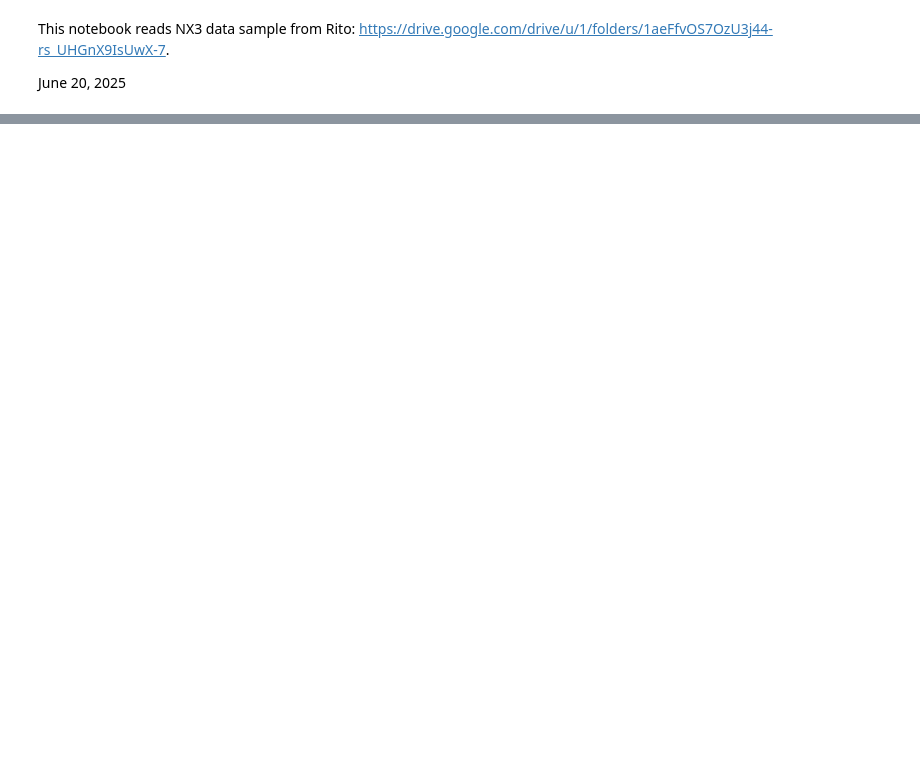
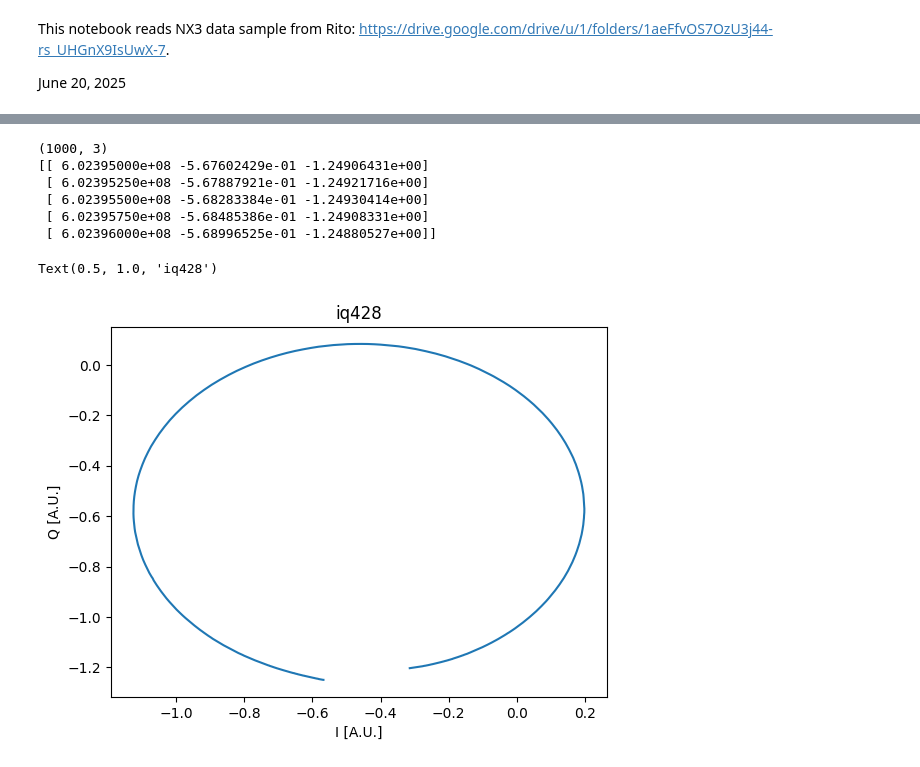
Before and after one commit to FaroutYLq/axioph, a Jupyter notebook: QUALIPHIDE/waveform_reader/read_nx3.ipynb, the cells around one changed output, grey strips where cells are left out. Saved outputs shown, nothing was run; the diff lists cells and outputs as text; code cells hidden in the pictures; blank space fills up the shorter version.

```diff
--- a/QUALIPHIDE/waveform_reader/read_nx3.ipynb
+++ b/QUALIPHIDE/waveform_reader/read_nx3.ipynb
@@ -75,0 +119,22 @@ plt.legend()
+# %%
+# Read the file as a numpy array
+txt_data = np.loadtxt('iq428.txt')
+
+# Now data is a 2D numpy array: rows = lines, columns = values per line
+print(txt_data.shape)  # (number_of_rows, 3)
+print(txt_data[:5])    # Print first 5 rows
+# %% [output]
+(1000, 3)
+[[ 6.02395000e+08 -5.67602429e-01 -1.24906431e+00]
+ [ 6.02395250e+08 -5.67887921e-01 -1.24921716e+00]
+ [ 6.02395500e+08 -5.68283384e-01 -1.24930414e+00]
+ [ 6.02395750e+08 -5.68485386e-01 -1.24908331e+00]
+ [ 6.02396000e+08 -5.68996525e-01 -1.24880527e+00]]
+# %%
+plt.plot(txt_data[:,1], txt_data[:,2])
+plt.xlabel("I [A.U.]")
+plt.ylabel("Q [A.U.]")
+plt.title("iq428")
+# %% [output]
+Text(0.5, 1.0, 'iq428')
+[figure, added]
```
Also changed, not shown: parts of 11 cells of this notebook, 2 other files.
